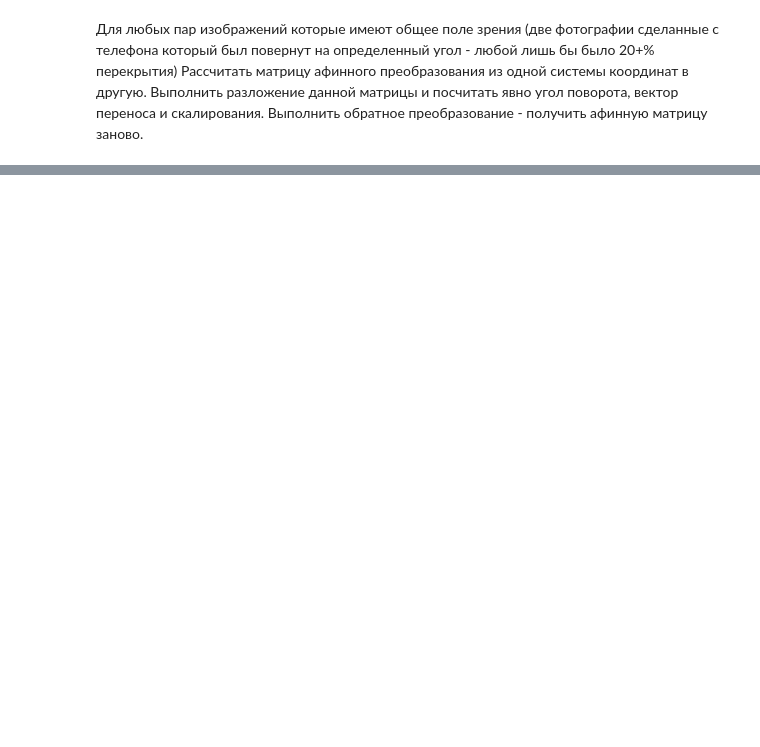
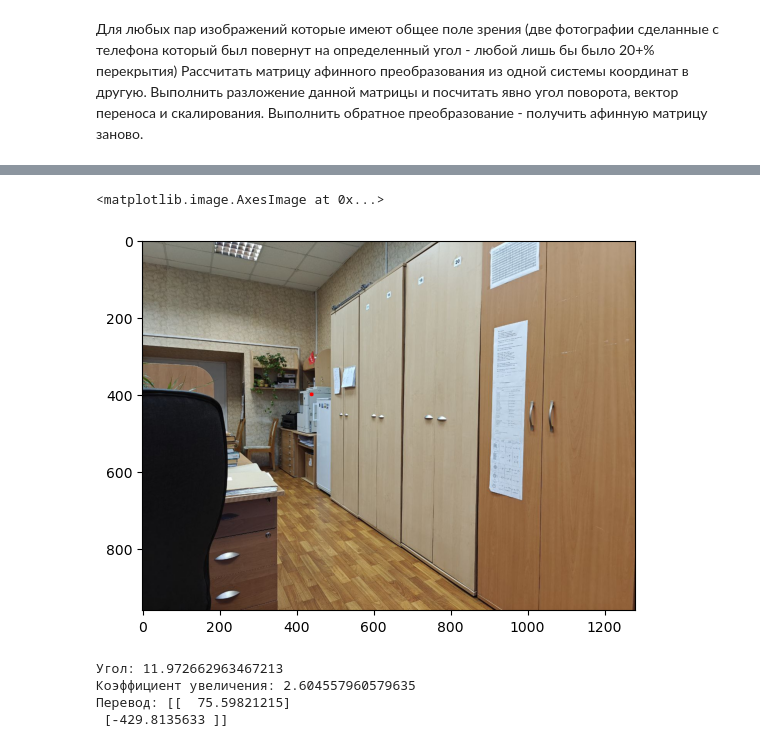
Before and after one commit to xxxSOERxxx/ML01_P_Online, a Jupyter notebook: Eugene_Piuta/DZ_09/task1.ipynb, the cells around one changed output, grey strips where cells are left out. Saved outputs shown, nothing was run; the diff lists cells and outputs as text; code cells hidden in the pictures; blank space fills up the shorter version.

```diff
--- a/Eugene_Piuta/DZ_09/task1.ipynb
+++ b/Eugene_Piuta/DZ_09/task1.ipynb
@@ -148,0 +261,6 @@ Number of matches after filtering: 5
+# %%
+original_image = cv2.circle(img0, (int(440),int(400)), 5, (255, 0, 0), -1)
+plt.imshow(original_image)
+# %% [output]
+<matplotlib.image.AxesImage at 0x...>
+[figure, added]
@@ -148,0 +276,13 @@ Number of matches after filtering: 5
+# %%
+angle = get_angle_degrees(rotation)
+scale = get_scale(scaling)
+translation = get_translation(translation)
+
+print("Угол:", angle)
+print("Коэффициент увеличения:", scale)
+print("Перевод:", translation)
+# %% [output]
+Угол: 11.972662963467213
+Коэффициент увеличения: 2.604557960579635
+Перевод: [[  75.59821215]
+ [-429.8135633 ]]
```
Also changed, not shown: parts of 18 cells of this notebook, 2 other files.
